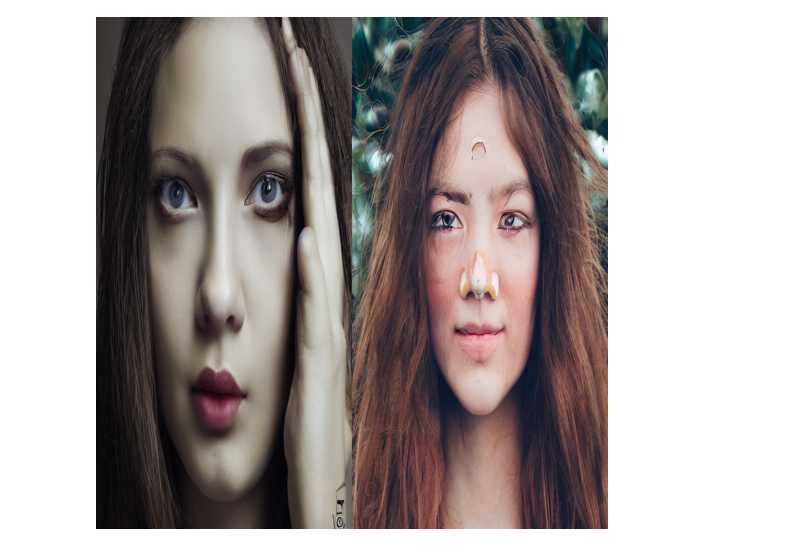
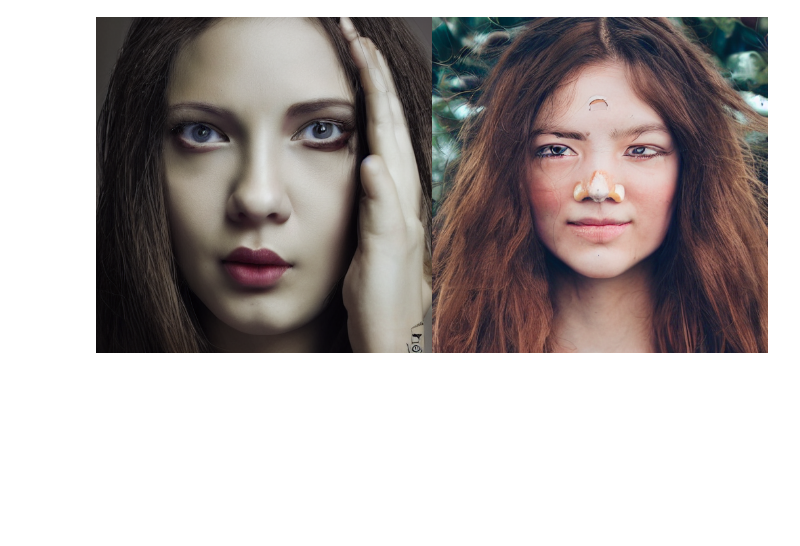
Before and after one commit to renhaa/StableDiffusionWrapper, a Jupyter notebook: InferenceWrapper.ipynb, the cells around one changed output. Saved outputs shown, nothing was run; the diff lists cells and outputs as text; code cells hidden in the pictures; blank space fills up the shorter version.

```diff
--- a/InferenceWrapper.ipynb
+++ b/InferenceWrapper.ipynb
@@ -1,31 +14,19 @@
 # %%
-# !pip install ftfy
-# !pip install transformers diffusers==0.2.4 # For now specific version needed as update broke something
-%reload_ext autoreload
-%autoreload 2
-
-# %run wrapper.py
-
-from tqdm import tqdm
-import torch
-from wrapper import StableDifussionWrapper, image_grid
-self = StableDifussionWrapper(scheduler_type = "ddim")
-
 
 # Warning: This wrapper does not have a safety filter nor adds watermark to images. Be ethical!
 
 prompt = "face portrait, photography, full face"
-self.set_scheduler(scheduler_type="ldm")
+self.set_scheduler(scheduler_type="lms")
 all_imgs = self.generate_images(prompt,
                         n = 2,
                         seed=2,
                         num_inference_steps=50,
                         guidance_scale=3)
 grid = image_grid(all_imgs, rows=1, cols=2)
 # grid.save("bahai-day.png")
-grid.resize((512,512))
+grid
 # %% [output]
-[figure, old version]
+[figure, new version]
 # %%
 prompt = "a car, poorly draw by a child, colorfull"
 
```
Also changed, not shown: parts of 14 cells of this notebook, 1 other file.
